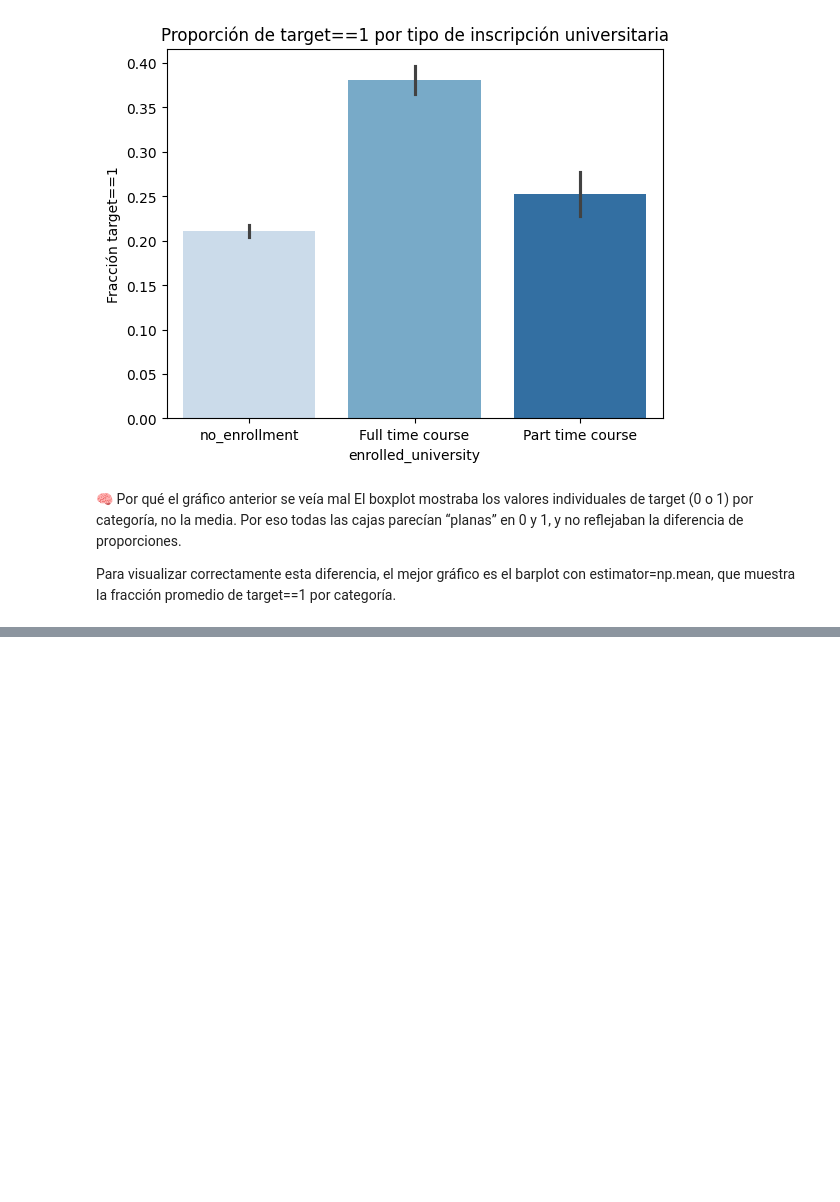
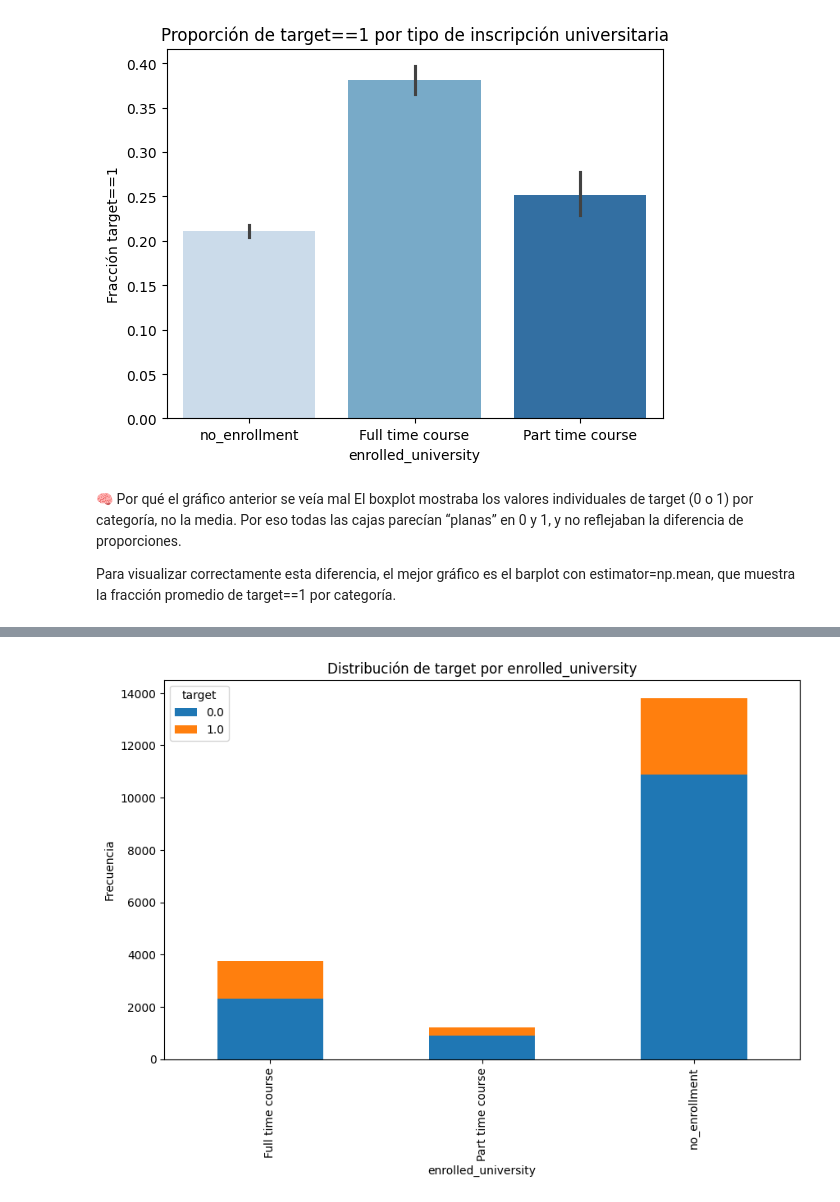
Before and after one commit to alejobgr99/lab-data-science-uniovi, a Jupyter notebook: actividad_final_micro.ipynb, the cells around one changed output, grey strips where cells are left out. Saved outputs shown, nothing was run; the diff lists cells and outputs as text; code cells hidden in the pictures; blank space fills up the shorter version.

```diff
--- a/actividad_final_micro.ipynb
+++ b/actividad_final_micro.ipynb
@@ -329,3 +299,13 @@ El boxplot mostraba los valores individuales de target (0 o 1) por categoría, n
 Por eso todas las cajas parecían “planas” en 0 y 1, y no reflejaban la diferencia de proporciones.
 
 Para visualizar correctamente esta diferencia, el mejor gráfico es el barplot con estimator=np.mean, que muestra la fracción promedio de target==1 por categoría.
+# %%
+from scipy.stats import chi2_contingency
+
+tabla = pd.crosstab(data['enrolled_university'], data['target'])
+chi2, p, dof, expected = chi2_contingency(tabla)
+
+print("Chi2:", chi2)
+print("p-value:", p)
+print("Grados de libertad:", dof)
+print("Esperados:\n", expected)
@@ -331,0 +320,8 @@ Para visualizar correctamente esta diferencia, el mejor gráfico es el barplot c
+# %%
+tabla.plot(kind="bar", stacked=True, figsize=(10,6))
+plt.title("Distribución de target por enrolled_university")
+plt.xlabel("enrolled_university")
+plt.ylabel("Frecuencia")
+plt.show()
+# %% [output]
+[figure, added]
```
Also changed, not shown: parts of 33 cells of this notebook.
